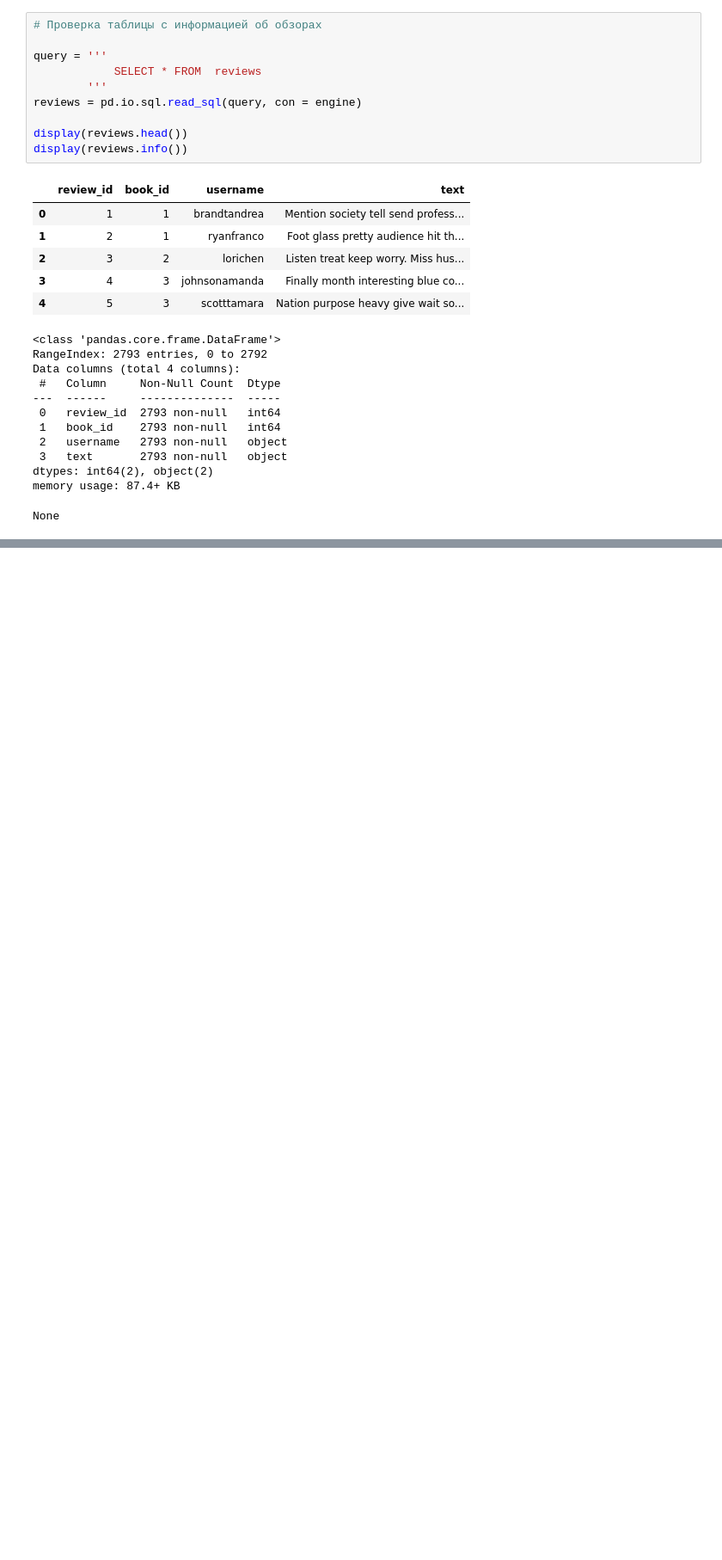
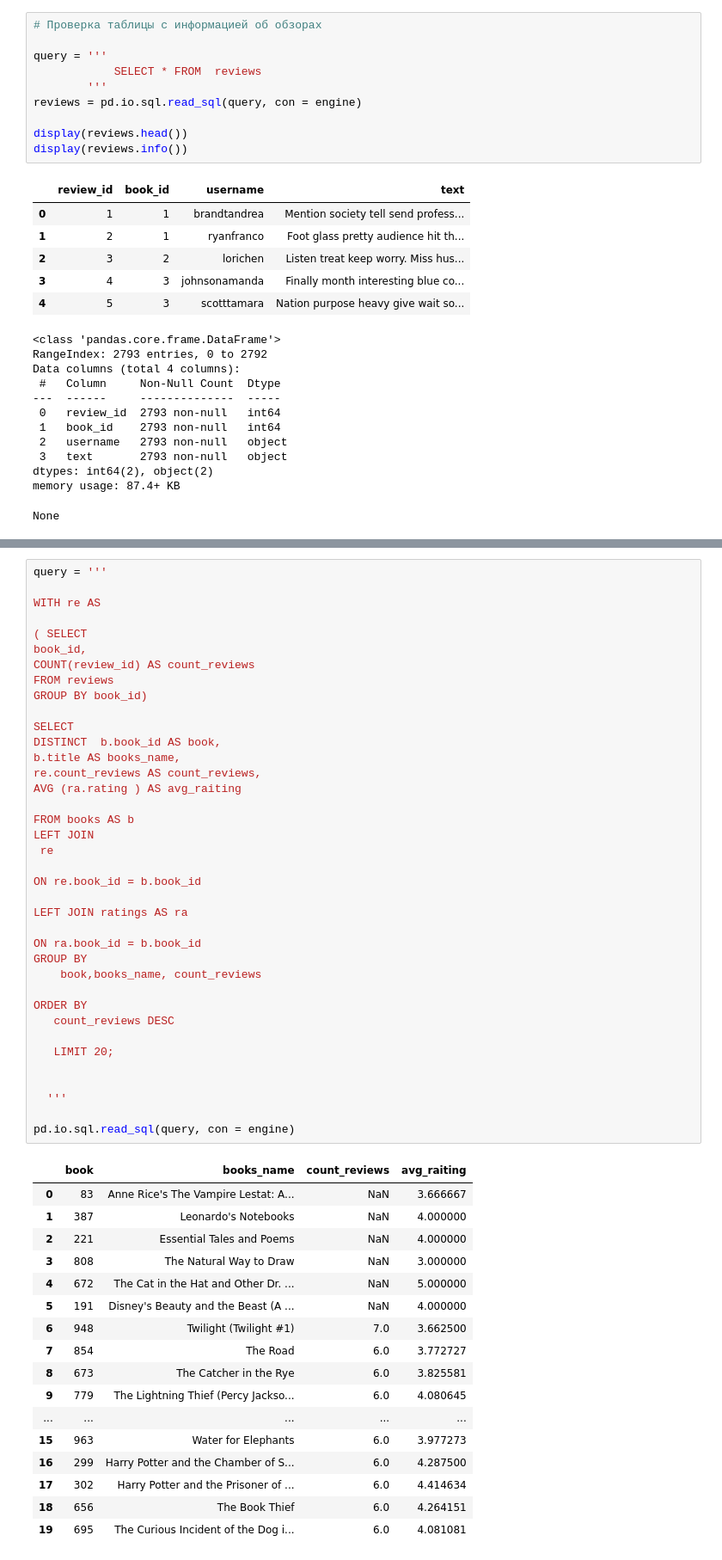
Before and after one commit to akirionenko/senior_progect, a Jupyter notebook: sql.ipynb, the cells around one changed output, grey strips where cells are left out. Shown at 86% size. Drawn from its saved outputs; the diff is of its cells as text; blank space fills up the shorter version.

```diff
--- a/sql.ipynb
+++ b/sql.ipynb
@@ -224,0 +248,56 @@ None
+# %%
+query = '''
+
+WITH re AS
+
+( SELECT
+book_id,
+COUNT(review_id) AS count_reviews
+FROM reviews
+GROUP BY book_id)
+
+SELECT
+DISTINCT  b.book_id AS book,
+b.title AS books_name,
+re.count_reviews AS count_reviews,
+AVG (ra.rating ) AS avg_raiting
+
+FROM books AS b
+LEFT JOIN
+ re
+
+ON re.book_id = b.book_id
+
+LEFT JOIN ratings AS ra
+
+ON ra.book_id = b.book_id
+GROUP BY
+    book,books_name, count_reviews
+
+ORDER BY
+   count_reviews DESC
+
+   LIMIT 20;
+
+
+  '''
+
+pd.io.sql.read_sql(query, con = engine)
+# %% [output]
+|  | book | books_name | count_reviews | avg_raiting |
+| 0 | 83 | Anne Rice's The Vampire Lestat: A... | NaN | 3.666667 |
+| 1 | 387 | Leonardo's Notebooks | NaN | 4.000000 |
+| 2 | 221 | Essential Tales and Poems | NaN | 4.000000 |
+| 3 | 808 | The Natural Way to Draw | NaN | 3.000000 |
+| 4 | 672 | The Cat in the Hat and Other Dr. ... | NaN | 5.000000 |
+| 5 | 191 | Disney's Beauty and the Beast (A ... | NaN | 4.000000 |
+| 6 | 948 | Twilight (Twilight #1) | 7.0 | 3.662500 |
+| 7 | 854 | The Road | 6.0 | 3.772727 |
+| 8 | 673 | The Catcher in the Rye | 6.0 | 3.825581 |
+| 9 | 779 | The Lightning Thief (Percy Jackso... | 6.0 | 4.080645 |
+| ... | ... | ... | ... | ... |
+| 15 | 963 | Water for Elephants | 6.0 | 3.977273 |
+| 16 | 299 | Harry Potter and the Chamber of S... | 6.0 | 4.287500 |
+| 17 | 302 | Harry Potter and the Prisoner of ... | 6.0 | 4.414634 |
+| 18 | 656 | The Book Thief | 6.0 | 4.264151 |
+| 19 | 695 | The Curious Incident of the Dog i... | 6.0 | 4.081081 |
```
Also changed, not shown: parts of 15 cells of this notebook.
